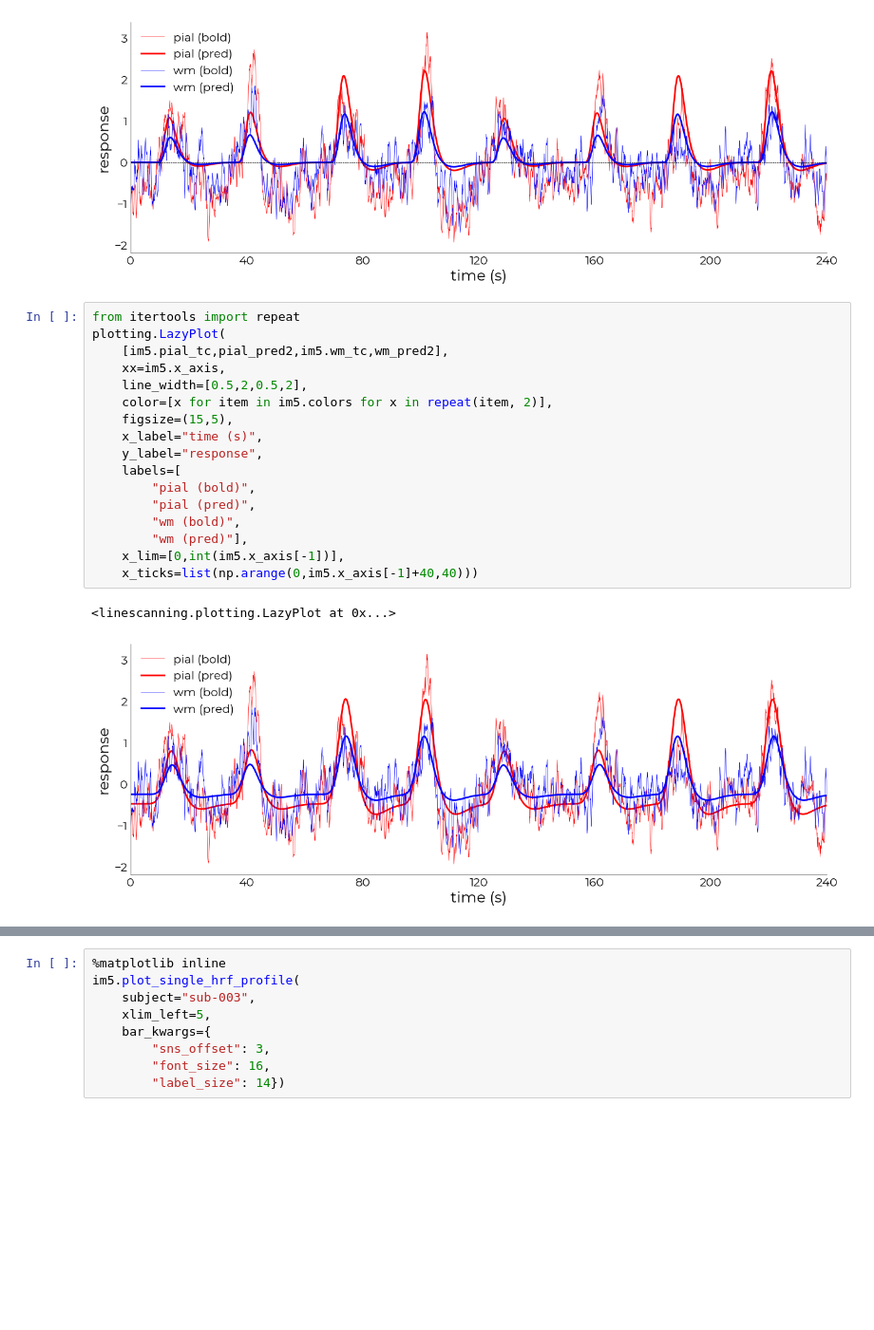
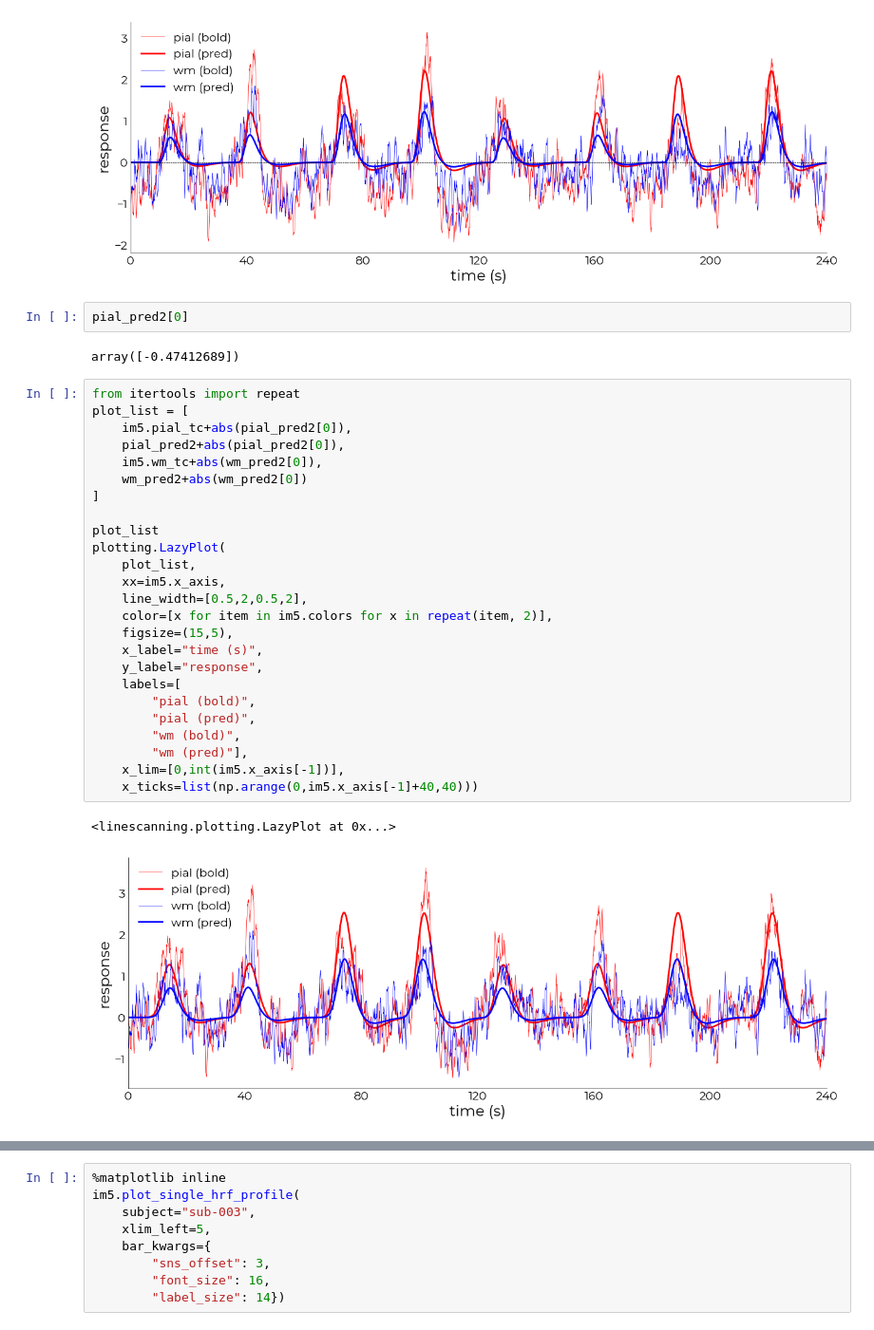
Before and after one commit to spinoza-centre/pRFline, a Jupyter notebook: notebooks/prf/prf_depth.ipynb, the cells around one changed output, grey strips where cells are left out. Shown at 95% size. Cells and saved outputs as stored; diff of their text form; blank space fills up the shorter version.

```diff
--- a/notebooks/prf/prf_depth.ipynb
+++ b/notebooks/prf/prf_depth.ipynb
@@ -125,26 +125,38 @@ _,_,_,wm_pred2 = mag_fit.plot_vox(vox_nr=1, add_tc={"tc": im5.wm_pred})
 im5.plot_pial_wm_timecourses()
 # %% [output]
 [figure]
+# %%
+pial_pred2[0]
+# %% [output]
+array([-0.47412689])
 # %%
 from itertools import repeat
+plot_list = [
+    im5.pial_tc+abs(pial_pred2[0]),
+    pial_pred2+abs(pial_pred2[0]),
+    im5.wm_tc+abs(wm_pred2[0]),
+    wm_pred2+abs(wm_pred2[0])
+]
+
+plot_list
 plotting.LazyPlot(
-    [im5.pial_tc,pial_pred2,im5.wm_tc,wm_pred2],
+    plot_list,
     xx=im5.x_axis,
     line_width=[0.5,2,0.5,2],
     color=[x for item in im5.colors for x in repeat(item, 2)],
     figsize=(15,5),
     x_label="time (s)",
     y_label="response",
     labels=[
         "pial (bold)",
         "pial (pred)",
         "wm (bold)",
         "wm (pred)"],
     x_lim=[0,int(im5.x_axis[-1])],
     x_ticks=list(np.arange(0,im5.x_axis[-1]+40,40)))
 # %% [output]
 <linescanning.plotting.LazyPlot at 0x...>
-[figure, old version]
+[figure, new version]
 # %%
 %matplotlib inline
 im5.compile_depth_figure2(
```
Also changed, not shown: parts of 1 cell of this notebook, 4 other files.
